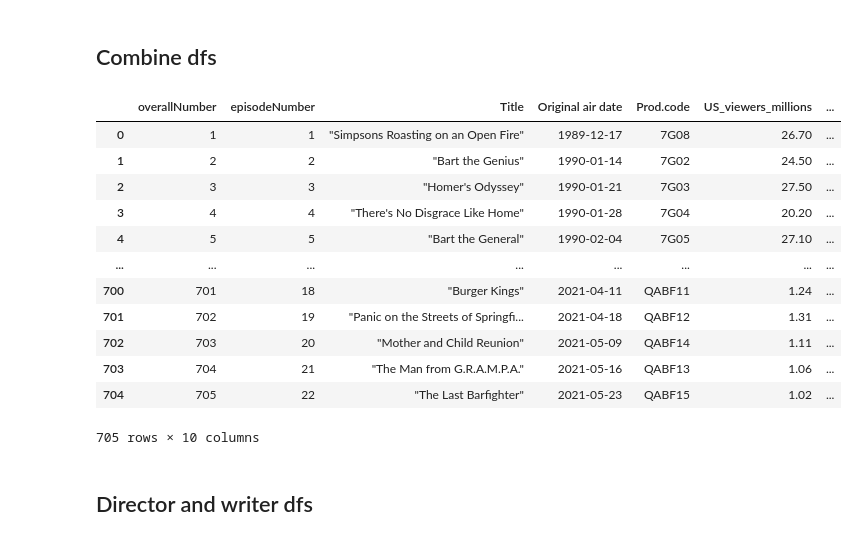
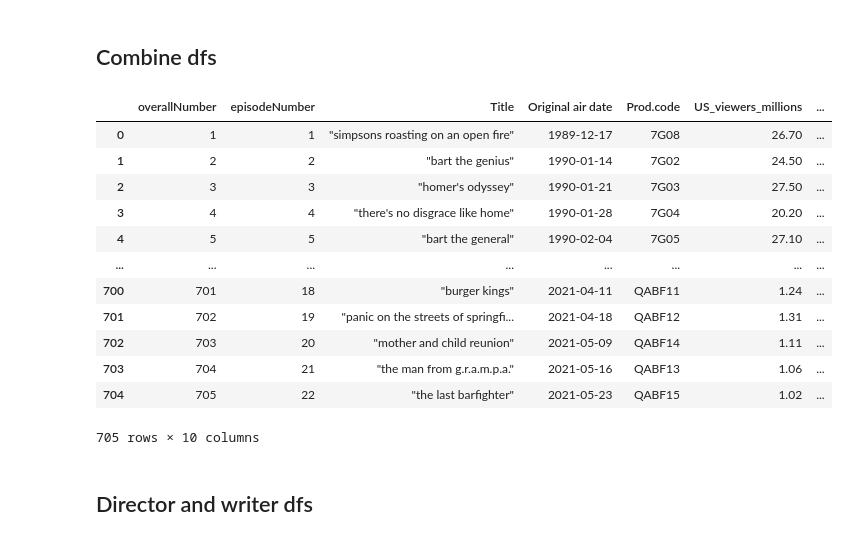
Before and after one commit to juan-td/web-scraping-misc, a Jupyter notebook: simpsons_web_scraping.ipynb, the cells around one changed output. Drawn from its saved outputs; the diff is of its cells as text; code cells hidden in the pictures.

```diff
--- a/simpsons_web_scraping.ipynb
+++ b/simpsons_web_scraping.ipynb
@@ -80,20 +80,21 @@ imdb_df = imdb_episodes_df.merge(imdb_ratings_df,on='tconst',how='inner')
 ## Combine dfs
 # %%
 simpsons_df = episodes_df.merge(imdb_df,on=['seasonNumber','episodeNumber'],how='inner').drop(['Directed by', 'Written by','parentTconst',],axis=1)
+simpsons_df['Title'] = simpsons_df['Title'].str.lower()
 simpsons_df
 # %% [output]
 |  | overallNumber | episodeNumber | Title | Original air date | Prod.code | US_viewers_millions | ... |
-| 0 | 1 | 1 | "Simpsons Roasting on an Open Fire" | 1989-12-17 | 7G08 | 26.70 | ... |
-| 1 | 2 | 2 | "Bart the Genius" | 1990-01-14 | 7G02 | 24.50 | ... |
-| 2 | 3 | 3 | "Homer's Odyssey" | 1990-01-21 | 7G03 | 27.50 | ... |
-| 3 | 4 | 4 | "There's No Disgrace Like Home" | 1990-01-28 | 7G04 | 20.20 | ... |
-| 4 | 5 | 5 | "Bart the General" | 1990-02-04 | 7G05 | 27.10 | ... |
+| 0 | 1 | 1 | "simpsons roasting on an open fire" | 1989-12-17 | 7G08 | 26.70 | ... |
+| 1 | 2 | 2 | "bart the genius" | 1990-01-14 | 7G02 | 24.50 | ... |
+| 2 | 3 | 3 | "homer's odyssey" | 1990-01-21 | 7G03 | 27.50 | ... |
+| 3 | 4 | 4 | "there's no disgrace like home" | 1990-01-28 | 7G04 | 20.20 | ... |
+| 4 | 5 | 5 | "bart the general" | 1990-02-04 | 7G05 | 27.10 | ... |
 | ... | ... | ... | ... | ... | ... | ... | ... |
-| 700 | 701 | 18 | "Burger Kings" | 2021-04-11 | QABF11 | 1.24 | ... |
-| 701 | 702 | 19 | "Panic on the Streets of Springfi... | 2021-04-18 | QABF12 | 1.31 | ... |
-| 702 | 703 | 20 | "Mother and Child Reunion" | 2021-05-09 | QABF14 | 1.11 | ... |
-| 703 | 704 | 21 | "The Man from G.R.A.M.P.A." | 2021-05-16 | QABF13 | 1.06 | ... |
-| 704 | 705 | 22 | "The Last Barfighter" | 2021-05-23 | QABF15 | 1.02 | ... |
+| 700 | 701 | 18 | "burger kings" | 2021-04-11 | QABF11 | 1.24 | ... |
+| 701 | 702 | 19 | "panic on the streets of springfi... | 2021-04-18 | QABF12 | 1.31 | ... |
+| 702 | 703 | 20 | "mother and child reunion" | 2021-05-09 | QABF14 | 1.11 | ... |
+| 703 | 704 | 21 | "the man from g.r.a.m.p.a." | 2021-05-16 | QABF13 | 1.06 | ... |
+| 704 | 705 | 22 | "the last barfighter" | 2021-05-23 | QABF15 | 1.02 | ... |
 705 rows × 10 columns
 # %% [markdown]
 ## Director and writer dfs
```
Also changed, not shown: parts of 2 cells of this notebook.
